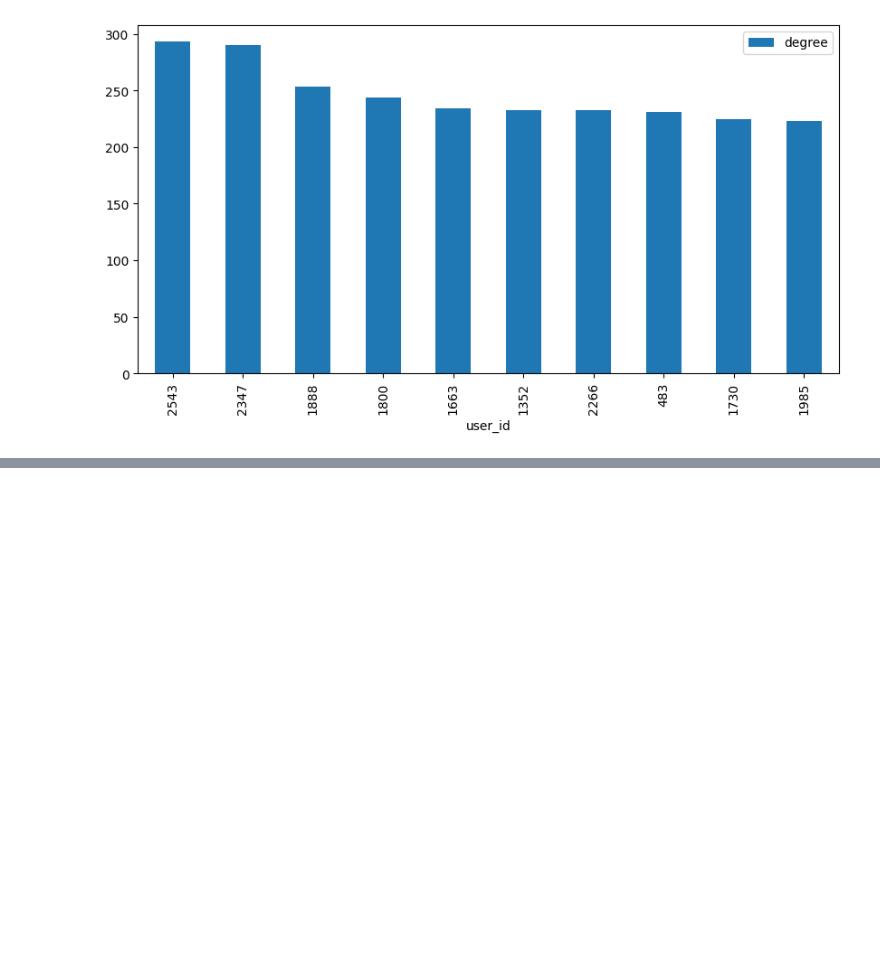
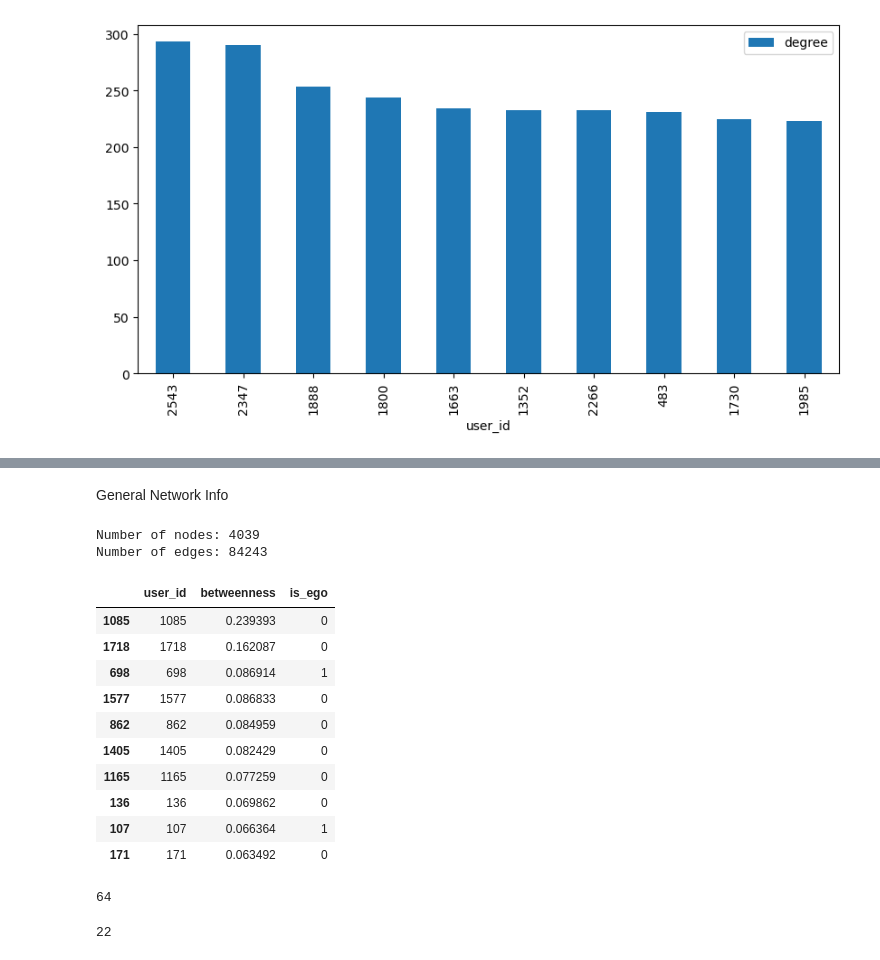
Before and after one commit to kalafejzo1/mids205_project3_kala, a Jupyter notebook: code/neo4j.ipynb, the cells around one changed output, grey strips where cells are left out. Drawn from its saved outputs; the diff is of its cells as text; code cells hidden in the pictures; blank space fills up the shorter version.

```diff
--- a/code/neo4j.ipynb
+++ b/code/neo4j.ipynb
@@ -167,0 +219,46 @@ degree_df.plot.bar(x='user_id', y='degree', figsize=(10,5))
+# %%
+G = nx.Graph()
+G.add_nodes_from(users["user_id"].tolist())
+G.add_edges_from(friend_edges[["source", "target"]].itertuples(index=False, name=None))
+# %% [markdown]
+General Network Info
+# %%
+print("Number of nodes:", G.number_of_nodes())
+print("Number of edges:", G.number_of_edges())
+# %% [output]
+Number of nodes: 4039
+Number of edges: 84243
+# %%
+betweenness = nx.betweenness_centrality(G)
+
+betweenness_df = pd.DataFrame(
+    [{"user_id": node, "betweenness": score} for node, score in betweenness.items()]
+)
+
+betweenness_df = betweenness_df.merge(
+    users[["user_id", "is_ego"]],
+    on="user_id",
+    how="left"
+).sort_values("betweenness", ascending=False).head(10)
+
+betweenness_df
+# %% [output]
+|  | user_id | betweenness | is_ego |
+| 1085 | 1085 | 0.239393 | 0 |
+| 1718 | 1718 | 0.162087 | 0 |
+| 698 | 698 | 0.086914 | 1 |
+| 1577 | 1577 | 0.086833 | 0 |
+| 862 | 862 | 0.084959 | 0 |
+| 1405 | 1405 | 0.082429 | 0 |
+| 1165 | 1165 | 0.077259 | 0 |
+| 136 | 136 | 0.069862 | 0 |
+| 107 | 107 | 0.066364 | 1 |
+| 171 | 171 | 0.063492 | 0 |
+# %%
+print(G.degree(1085))
+# %% [output]
+64
+# %%
+print(G.degree(171))
+# %% [output]
+22
```
Also changed, not shown: parts of 8 cells of this notebook, 3 other files.
